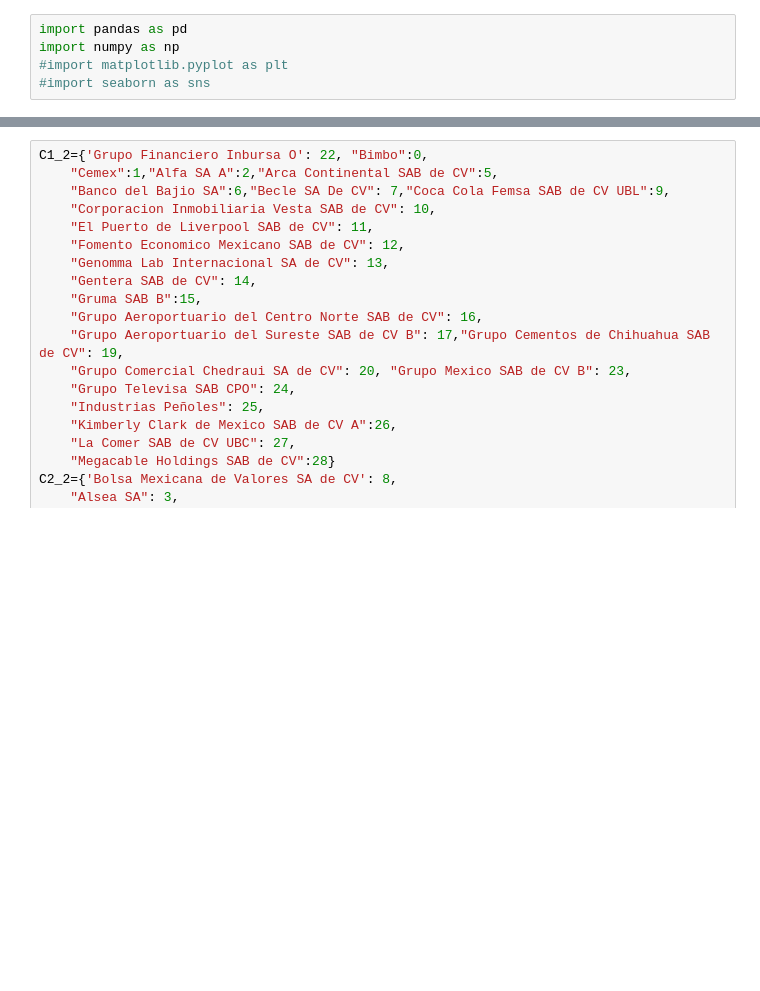
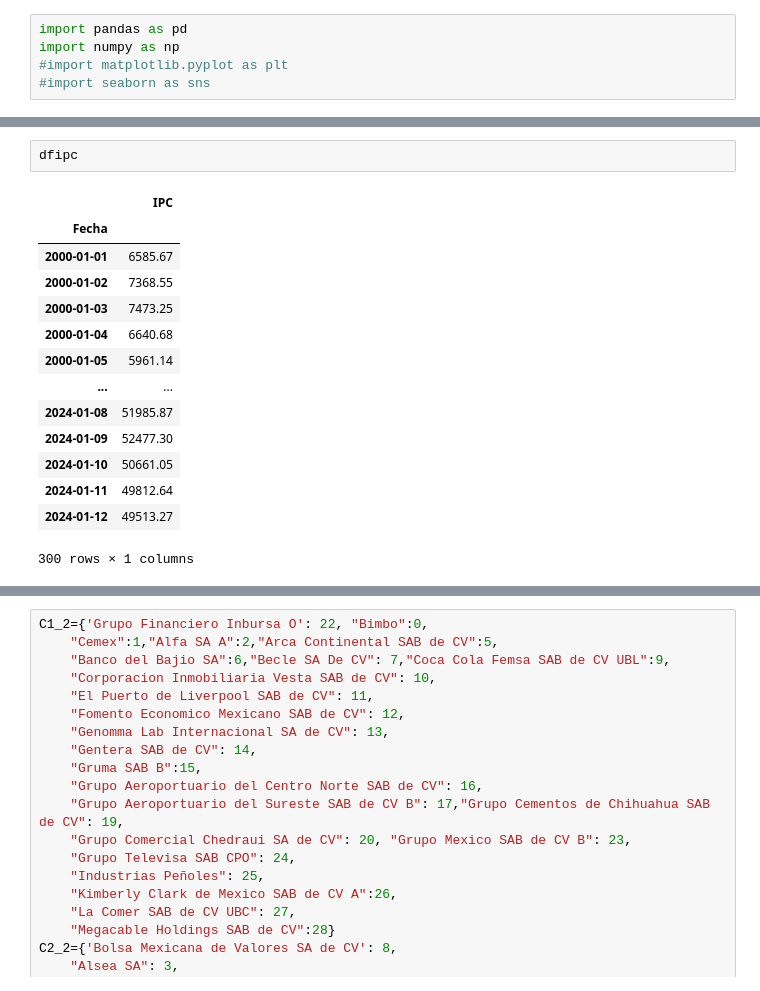
Before and after one commit to PraxedisJRuv/Construcci-n-de-un-portafolio-indexado, a Jupyter notebook: Notebook principal.ipynb, the cells around one changed output, grey strips where cells are left out. Drawn from its saved outputs; the diff is of its cells as text; blank space fills up the shorter version.

```diff
--- a/Notebook principal.ipynb
+++ b/Notebook principal.ipynb
@@ -70,3 +103,20 @@ dfipc.set_index('Fecha', inplace=True)
+# %%
+dfipc
+# %% [output]
+|  | IPC |
+| Fecha |  |
+| 2000-01-01 | 6585.67 |
+| 2000-01-02 | 7368.55 |
+| 2000-01-03 | 7473.25 |
+| 2000-01-04 | 6640.68 |
+| 2000-01-05 | 5961.14 |
+| ... | ... |
+| 2024-01-08 | 51985.87 |
+| 2024-01-09 | 52477.30 |
+| 2024-01-10 | 50661.05 |
+| 2024-01-11 | 49812.64 |
+| 2024-01-12 | 49513.27 |
+300 rows × 1 columns
 # %%
 MarketT=0
 marketL=[]
```
Also changed, not shown: parts of 9 cells of this notebook, 4 other files.
